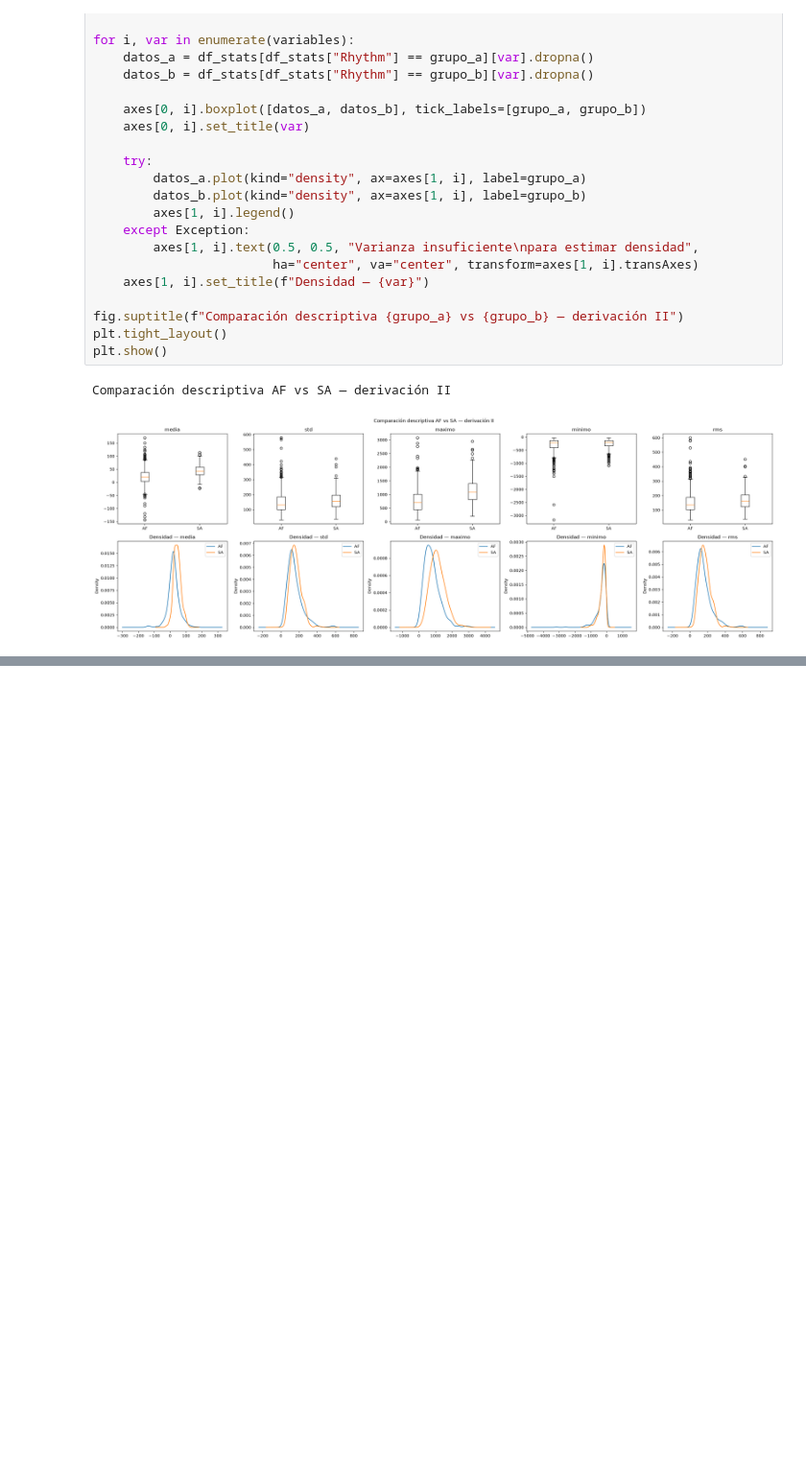
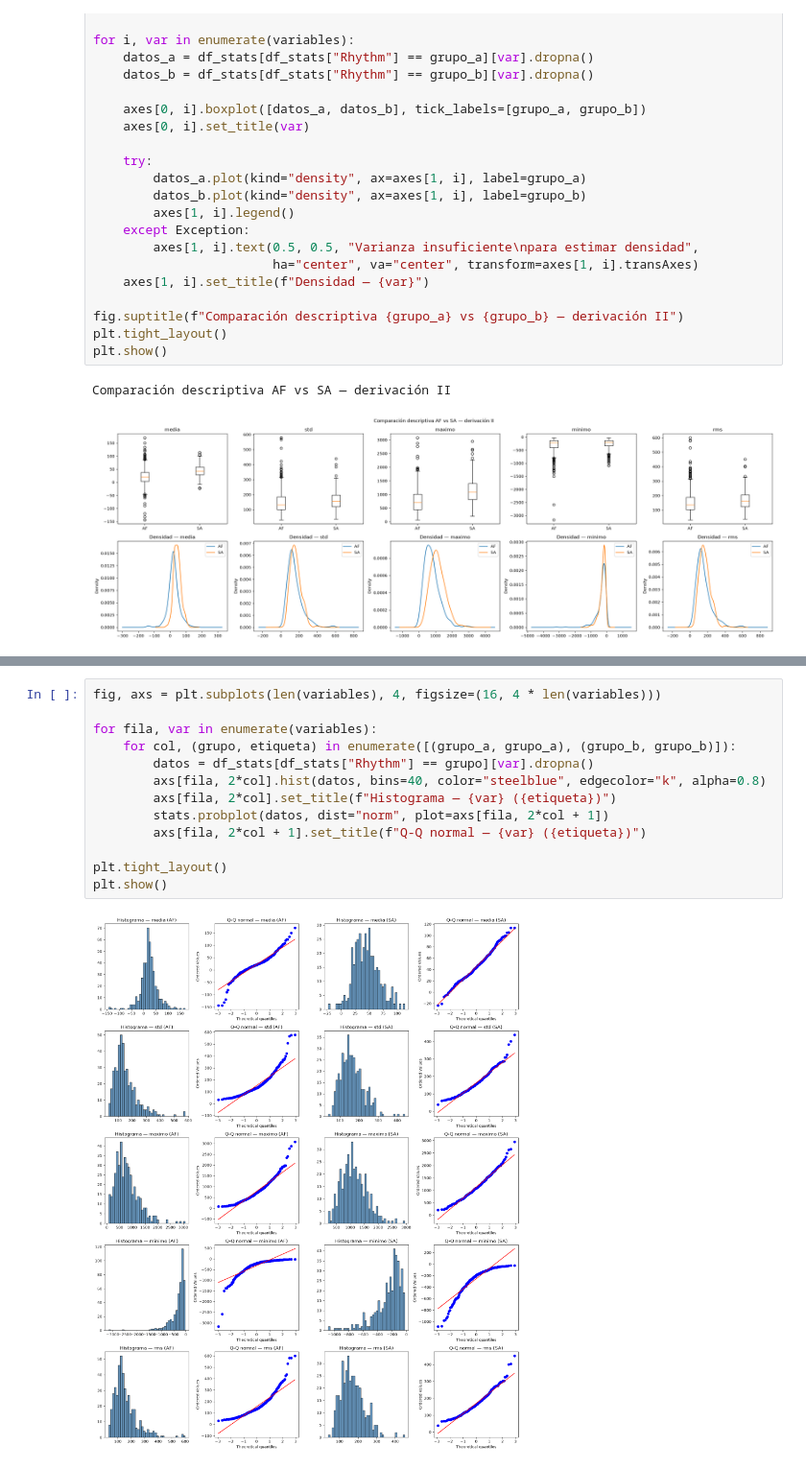
Before and after one commit to valentinamoralese/Biose-ales-Valentina-Morales-Paula-Garcia, a Jupyter notebook: Practica2_SegundaParte_Vale_Paula.ipynb, the cells around one changed output, grey strips where cells are left out. Shown at 96% size. Saved outputs shown, nothing was run; the diff lists cells and outputs as text; blank space fills up the shorter version.

```diff
--- a/Practica2_SegundaParte_Vale_Paula.ipynb
+++ b/Practica2_SegundaParte_Vale_Paula.ipynb
@@ -372,0 +408,15 @@ Analisis
+# %%
+fig, axs = plt.subplots(len(variables), 4, figsize=(16, 4 * len(variables)))
+
+for fila, var in enumerate(variables):
+    for col, (grupo, etiqueta) in enumerate([(grupo_a, grupo_a), (grupo_b, grupo_b)]):
+        datos = df_stats[df_stats["Rhythm"] == grupo][var].dropna()
+        axs[fila, 2*col].hist(datos, bins=40, color="steelblue", edgecolor="k", alpha=0.8)
+        axs[fila, 2*col].set_title(f"Histograma — {var} ({etiqueta})")
+        stats.probplot(datos, dist="norm", plot=axs[fila, 2*col + 1])
+        axs[fila, 2*col + 1].set_title(f"Q-Q normal — {var} ({etiqueta})")
+
+plt.tight_layout()
+plt.show()
+# %% [output]
+[figure, added]
```
Also changed, not shown: parts of 6 cells of this notebook.
